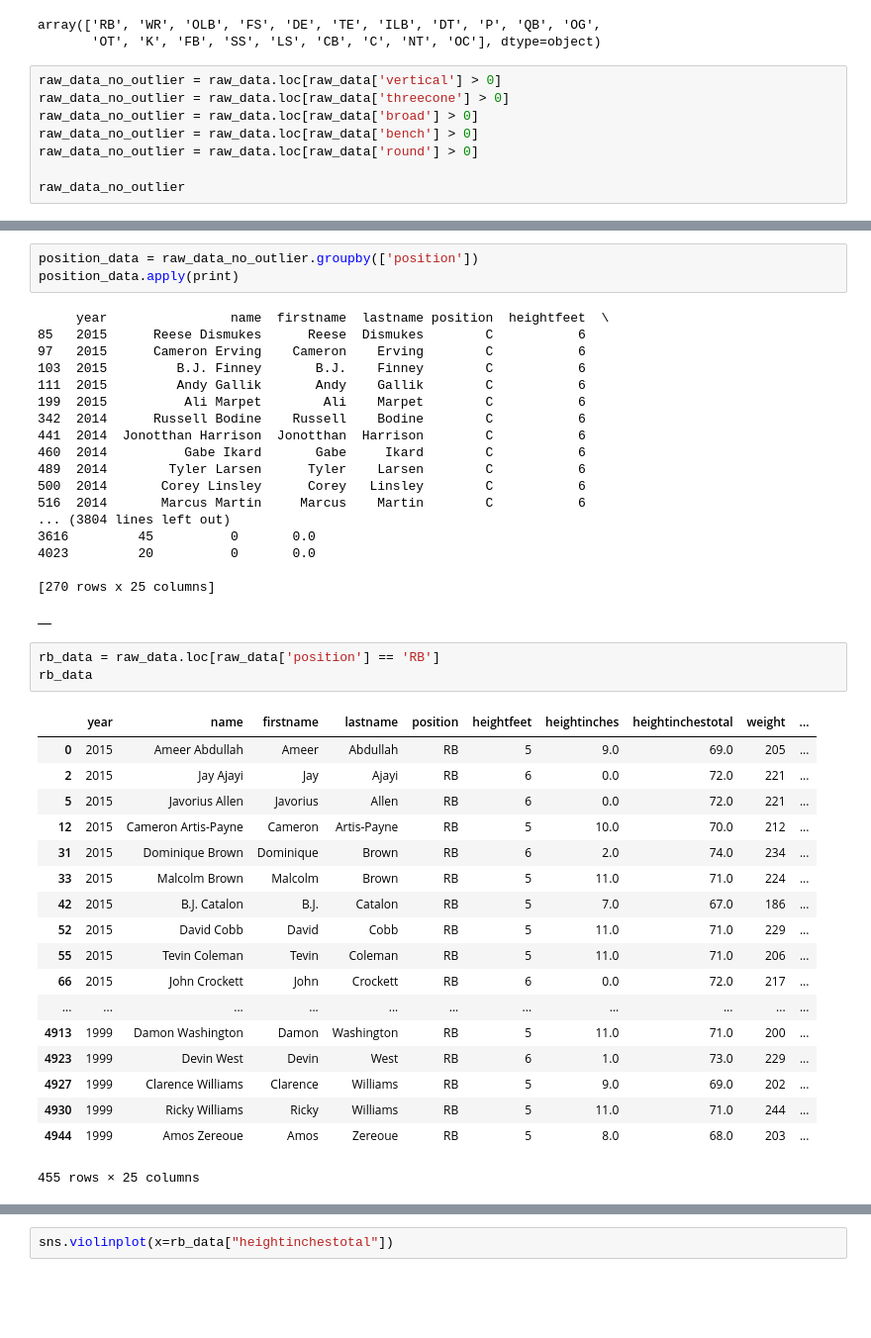
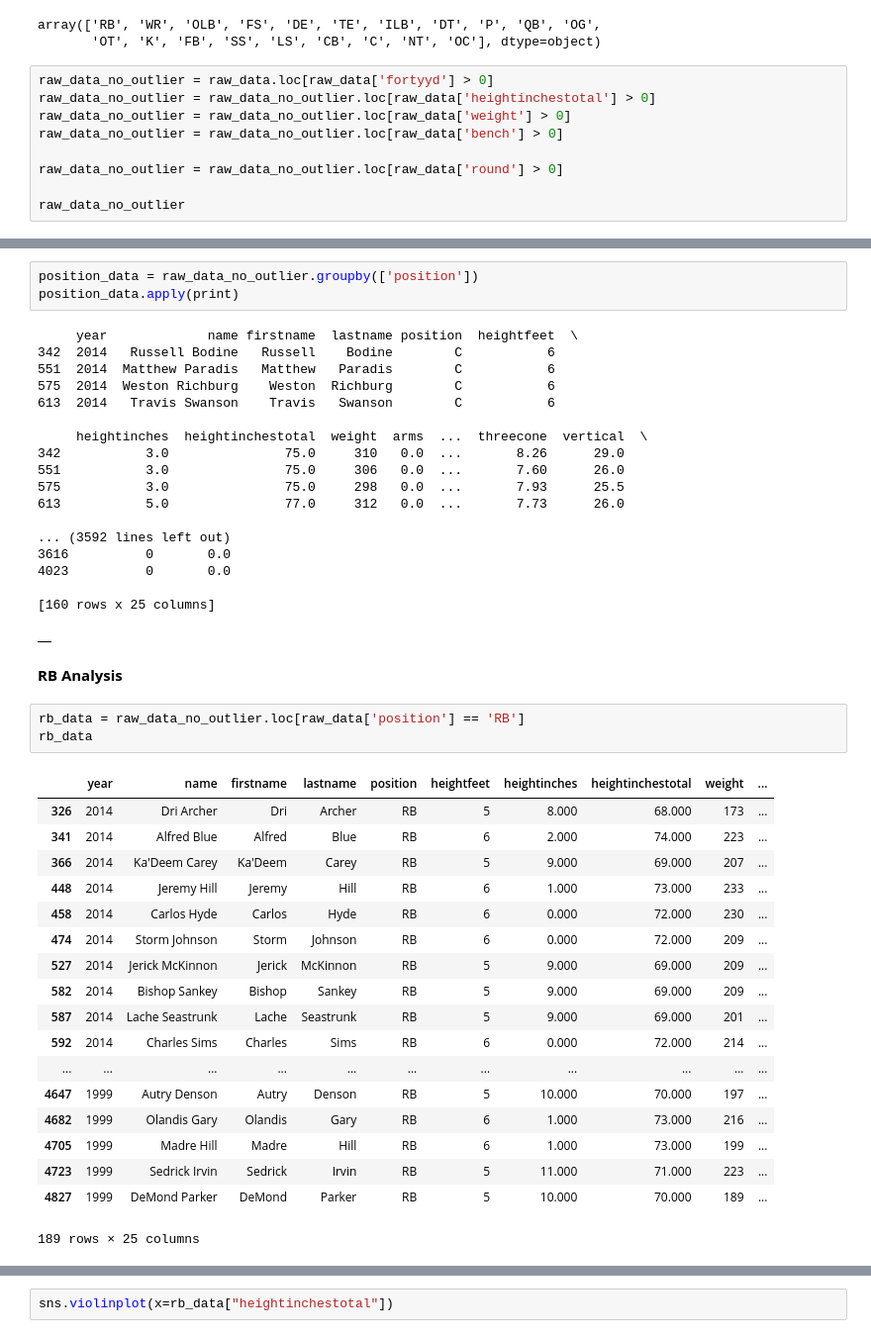
Before and after one commit to Pranav-Sukumar/NFL_Combine_Analysis, a Jupyter notebook: Pranav_Initial_Analysis/nfl_proj.ipynb, the cells around one changed output, grey strips where cells are left out. Shown at 99% size. Cells and saved outputs as stored; diff of their text form; blank space fills up the shorter version.

```diff
--- a/Pranav_Initial_Analysis/nfl_proj.ipynb
+++ b/Pranav_Initial_Analysis/nfl_proj.ipynb
@@ -33,11 +35,12 @@ raw_data['position'].unique()
 array(['RB', 'WR', 'OLB', 'FS', 'DE', 'TE', 'ILB', 'DT', 'P', 'QB', 'OG',
        'OT', 'K', 'FB', 'SS', 'LS', 'CB', 'C', 'NT', 'OC'], dtype=object)
 # %%
-raw_data_no_outlier = raw_data.loc[raw_data['vertical'] > 0]
-raw_data_no_outlier = raw_data.loc[raw_data['threecone'] > 0]
-raw_data_no_outlier = raw_data.loc[raw_data['broad'] > 0]
-raw_data_no_outlier = raw_data.loc[raw_data['bench'] > 0]
-raw_data_no_outlier = raw_data.loc[raw_data['round'] > 0]
+raw_data_no_outlier = raw_data.loc[raw_data['fortyyd'] > 0]
+raw_data_no_outlier = raw_data_no_outlier.loc[raw_data['heightinchestotal'] > 0]
+raw_data_no_outlier = raw_data_no_outlier.loc[raw_data['weight'] > 0]
+raw_data_no_outlier = raw_data_no_outlier.loc[raw_data['bench'] > 0]
+
+raw_data_no_outlier = raw_data_no_outlier.loc[raw_data['round'] > 0]
 
 raw_data_no_outlier
 # %% [output]
@@ -63,43 +66,45 @@ raw_data_no_outlier
 position_data = raw_data_no_outlier.groupby(['position'])
 position_data.apply(print)
 # %% [output]
-     year                name  firstname  lastname position  heightfeet  \
-85   2015      Reese Dismukes      Reese  Dismukes        C           6
-97   2015      Cameron Erving    Cameron    Erving        C           6
-103  2015         B.J. Finney       B.J.    Finney        C           6
-111  2015         Andy Gallik       Andy    Gallik        C           6
-199  2015          Ali Marpet        Ali    Marpet        C           6
-342  2014      Russell Bodine    Russell    Bodine        C           6
-441  2014  Jonotthan Harrison  Jonotthan  Harrison        C           6
-460  2014          Gabe Ikard       Gabe     Ikard        C           6
-489  2014        Tyler Larsen      Tyler    Larsen        C           6
-500  2014       Corey Linsley      Corey   Linsley        C           6
-516  2014       Marcus Martin     Marcus    Martin        C           6
-... (3804 lines left out)
-3616         45          0       0.0
-4023         20          0       0.0
+     year             name firstname  lastname position  heightfeet  \
+342  2014   Russell Bodine   Russell    Bodine        C           6
+551  2014  Matthew Paradis   Matthew   Paradis        C           6
+575  2014  Weston Richburg    Weston  Richburg        C           6
+613  2014   Travis Swanson    Travis   Swanson        C           6
 
-[270 rows x 25 columns]
+     heightinches  heightinchestotal  weight  arms  ...  threecone  vertical  \
+342           3.0               75.0     310   0.0  ...       8.26      29.0
+551           3.0               75.0     306   0.0  ...       7.60      26.0
+575           3.0               75.0     298   0.0  ...       7.93      25.5
+613           5.0               77.0     312   0.0  ...       7.73      26.0
+
+... (3592 lines left out)
+3616          0       0.0
+4023          0       0.0
+
+[160 rows x 25 columns]
 |  |
+# %% [markdown]
+**RB Analysis**
 # %%
-rb_data = raw_data.loc[raw_data['position'] == 'RB']
+rb_data = raw_data_no_outlier.loc[raw_data['position'] == 'RB']
 rb_data
 # %% [output]
 |  | year | name | firstname | lastname | position | heightfeet | heightinches | heightinchestotal | weight | ... |
-| 0 | 2015 | Ameer Abdullah | Ameer | Abdullah | RB | 5 | 9.0 | 69.0 | 205 | ... |
-| 2 | 2015 | Jay Ajayi | Jay | Ajayi | RB | 6 | 0.0 | 72.0 | 221 | ... |
-| 5 | 2015 | Javorius Allen | Javorius | Allen | RB | 6 | 0.0 | 72.0 | 221 | ... |
-| 12 | 2015 | Cameron Artis-Payne | Cameron | Artis-Payne | RB | 5 | 10.0 | 70.0 | 212 | ... |
-| 31 | 2015 | Dominique Brown | Dominique | Brown | RB | 6 | 2.0 | 74.0 | 234 | ... |
-| 33 | 2015 | Malcolm Brown | Malcolm | Brown | RB | 5 | 11.0 | 71.0 | 224 | ... |
-| 42 | 2015 | B.J. Catalon | B.J. | Catalon | RB | 5 | 7.0 | 67.0 | 186 | ... |
-| 52 | 2015 | David Cobb | David | Cobb | RB | 5 | 11.0 | 71.0 | 229 | ... |
-| 55 | 2015 | Tevin Coleman | Tevin | Coleman | RB | 5 | 11.0 | 71.0 | 206 | ... |
-| 66 | 2015 | John Crockett | John | Crockett | RB | 6 | 0.0 | 72.0 | 217 | ... |
+| 326 | 2014 | Dri Archer | Dri | Archer | RB | 5 | 8.000 | 68.000 | 173 | ... |
+| 341 | 2014 | Alfred Blue | Alfred | Blue | RB | 6 | 2.000 | 74.000 | 223 | ... |
+| 366 | 2014 | Ka'Deem Carey | Ka'Deem | Carey | RB | 5 | 9.000 | 69.000 | 207 | ... |
+| 448 | 2014 | Jeremy Hill | Jeremy | Hill | RB | 6 | 1.000 | 73.000 | 233 | ... |
+| 458 | 2014 | Carlos Hyde | Carlos | Hyde | RB | 6 | 0.000 | 72.000 | 230 | ... |
+| 474 | 2014 | Storm Johnson | Storm | Johnson | RB | 6 | 0.000 | 72.000 | 209 | ... |
+| 527 | 2014 | Jerick McKinnon | Jerick | McKinnon | RB | 5 | 9.000 | 69.000 | 209 | ... |
+| 582 | 2014 | Bishop Sankey | Bishop | Sankey | RB | 5 | 9.000 | 69.000 | 209 | ... |
+| 587 | 2014 | Lache Seastrunk | Lache | Seastrunk | RB | 5 | 9.000 | 69.000 | 201 | ... |
+| 592 | 2014 | Charles Sims | Charles | Sims | RB | 6 | 0.000 | 72.000 | 214 | ... |
 | ... | ... | ... | ... | ... | ... | ... | ... | ... | ... | ... |
-| 4913 | 1999 | Damon Washington | Damon | Washington | RB | 5 | 11.0 | 71.0 | 200 | ... |
-| 4923 | 1999 | Devin West | Devin | West | RB | 6 | 1.0 | 73.0 | 229 | ... |
-| 4927 | 1999 | Clarence Williams | Clarence | Williams | RB | 5 | 9.0 | 69.0 | 202 | ... |
-| 4930 | 1999 | Ricky Williams | Ricky | Williams | RB | 5 | 11.0 | 71.0 | 244 | ... |
-| 4944 | 1999 | Amos Zereoue | Amos | Zereoue | RB | 5 | 8.0 | 68.0 | 203 | ... |
+| 4647 | 1999 | Autry Denson | Autry | Denson | RB | 5 | 10.000 | 70.000 | 197 | ... |
+| 4682 | 1999 | Olandis Gary | Olandis | Gary | RB | 6 | 1.000 | 73.000 | 216 | ... |
+| 4705 | 1999 | Madre Hill | Madre | Hill | RB | 6 | 1.000 | 73.000 | 199 | ... |
+| 4723 | 1999 | Sedrick Irvin | Sedrick | Irvin | RB | 5 | 11.000 | 71.000 | 223 | ... |
+| 4827 | 1999 | DeMond Parker | DeMond | Parker | RB | 5 | 10.000 | 70.000 | 189 | ... |
-455 rows × 25 columns
+189 rows × 25 columns
```
Also changed, not shown: parts of 18 cells of this notebook.
